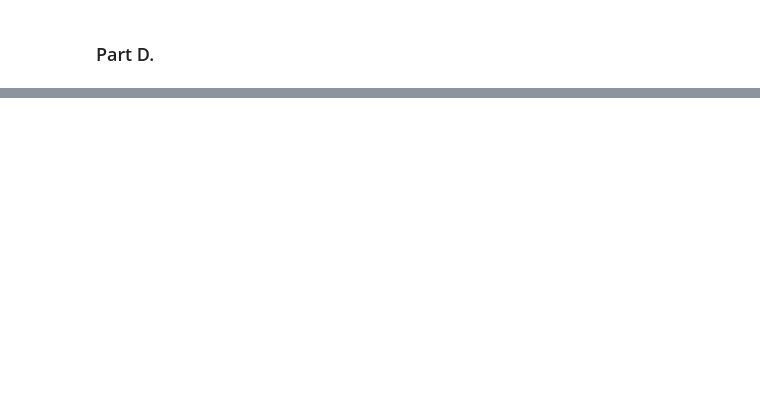
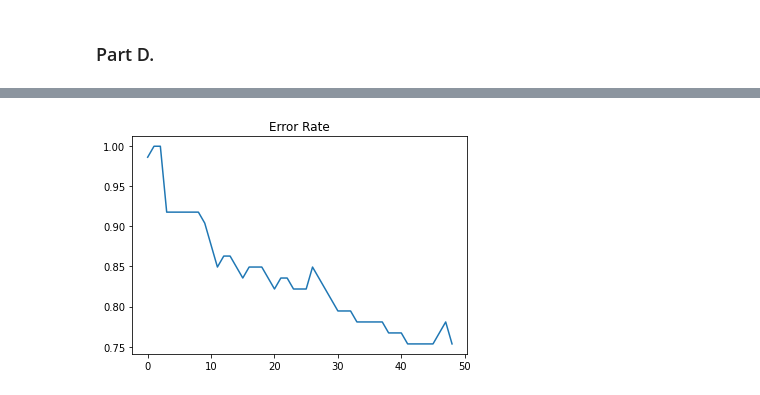
Before and after one commit to nahbos/AUT-Pattern-Recognition, a Jupyter notebook: SPR_HW3/EX03_Q6.ipynb, the cells around one changed output, grey strips where cells are left out. Drawn from its saved outputs; the diff is of its cells as text; code cells hidden in the pictures; blank space fills up the shorter version.

```diff
--- a/SPR_HW3/EX03_Q6.ipynb
+++ b/SPR_HW3/EX03_Q6.ipynb
@@ -119,7 +119,7 @@ plt.show()
 # %% [markdown]
 ### Part D.
 # %%
-def eigenfaces_test(trainset, trainlabels, testset, W, mu, v):
+def eigenfaces_test(trainset, trainlabels, testset, y_test, W, mu, v):
     pca = PCA(n_components = v)
     pca.fit(trainset)
 
@@ -128,7 +128,7 @@ def eigenfaces_test(trainset, trainlabels, testset, W, mu, v):
 
     knn = KNeighborsClassifier(n_neighbors=1, metric='euclidean', weights='distance')
     knn.fit(train_pca, trainlabels)
-    return knn.predict(test_pca)
+
+    acc = knn.score(test_pca, y_test)
+
+    return acc
-# %%
-W, mu = eigenfaces_train(x_train, 50)
-predictions = eigenfaces_test(x_train, y_train, x_test, W, mu, 50)
@@ -154,0 +142,7 @@ array(['Ann_Veneman', 'Andy_Roddick', 'Nicanor_Duarte_Frutos',
+# %%
+error_rates = []
+for v in range(1, 50):
+    W, mu = eigenfaces_train(x_train, v)
+    acc = eigenfaces_test(x_train, y_train, x_test, y_test, W, mu, v)
+    error_rates.append(1 - acc)
+    print("Error rate of test dataset: {}".format(1 - acc))
@@ -154,0 +167,6 @@ array(['Ann_Veneman', 'Andy_Roddick', 'Nicanor_Duarte_Frutos',
+# %%
+plt.plot(error_rates)
+plt.title('Error Rate')
+plt.show()
+# %% [output]
+[figure, added]
```
Also changed, not shown: parts of 5 cells of this notebook.
